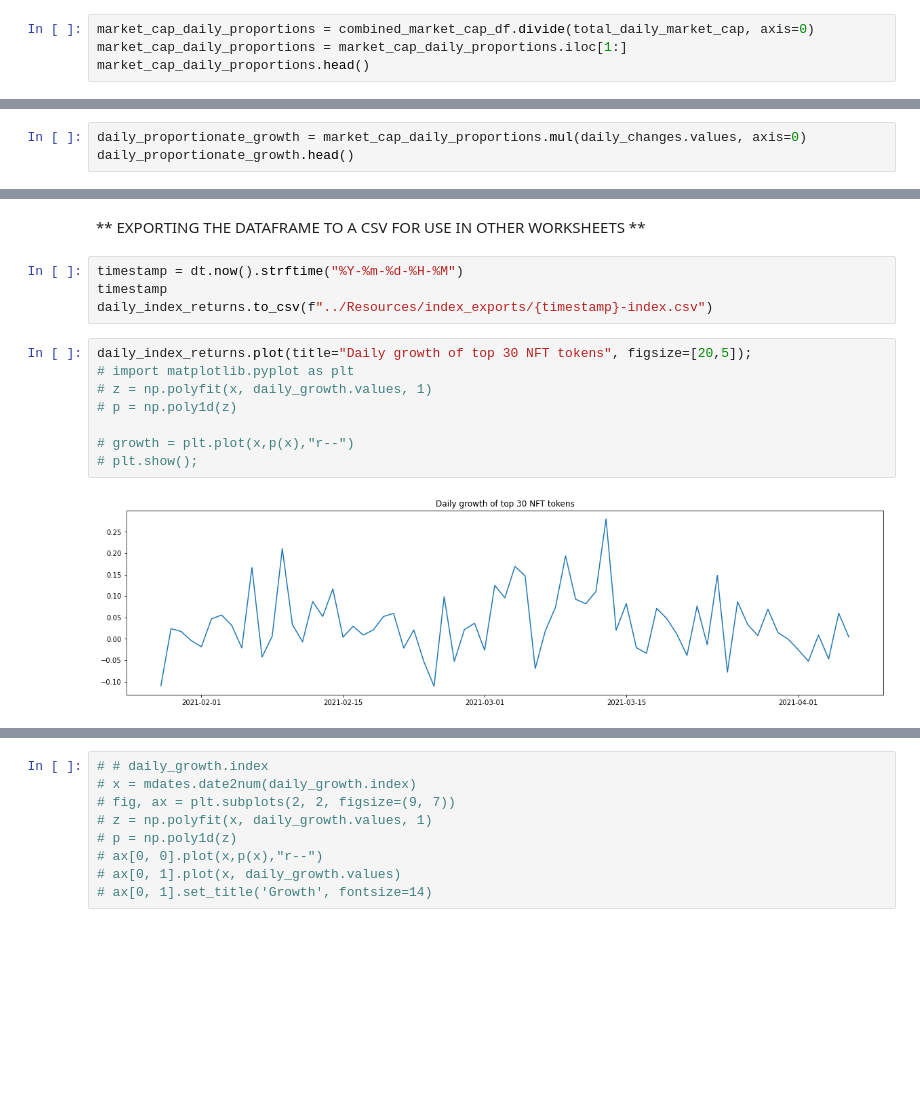
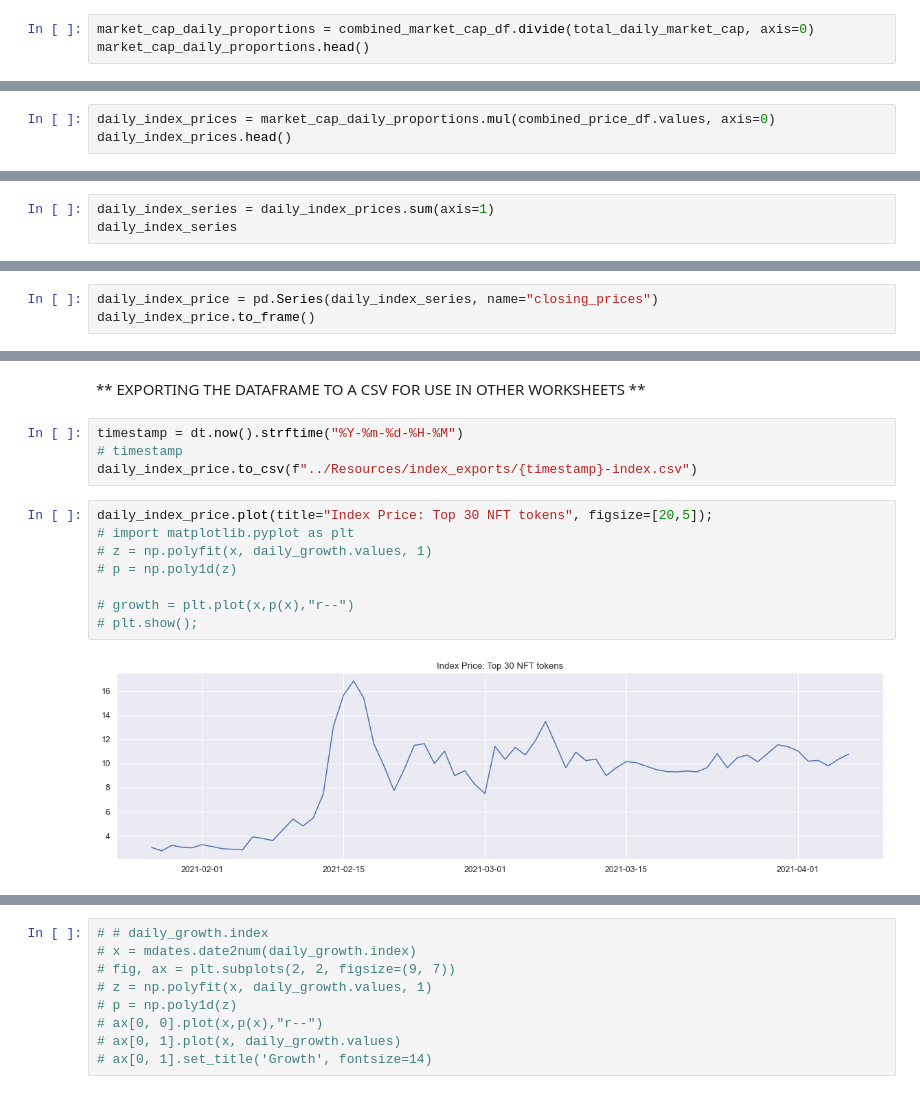
Before and after one commit to Hash3rown/nfty_tree.io, a Jupyter notebook: sandbox/kelso_market_index.ipynb, the cells around one changed output, grey strips where cells are left out. Drawn from its saved outputs; the diff is of its cells as text; blank space fills up the shorter version.

Commit message:
updated market index model to be based off of collective proportionate daily prices, instead of proportionate daily market returns.

```diff
--- a/sandbox/kelso_market_index.ipynb
+++ b/sandbox/kelso_market_index.ipynb
@@ -430,7 +430,6 @@ total_daily_market_cap
 Length: 70, dtype: float64
 # %%
 market_cap_daily_proportions = combined_market_cap_df.divide(total_daily_market_cap, axis=0)
-market_cap_daily_proportions = market_cap_daily_proportions.iloc[1:]
 market_cap_daily_proportions.head()
 # %% [output]
 |  | atri_market_cap | audio_market_cap | axs_market_cap | bondly_market_cap | chz_market_cap | cos_market_cap | ... |
@@ -477,5 +481,5 @@ daily_changes.head()
 # %%
-daily_proportionate_growth = market_cap_daily_proportions.mul(daily_changes.values, axis=0)
-daily_proportionate_growth.head()
+daily_index_prices = market_cap_daily_proportions.mul(combined_price_df.values, axis=0)
+daily_index_prices.head()
 # %% [output]
 |  | atri_market_cap | audio_market_cap | axs_market_cap | bondly_market_cap | chz_market_cap | cos_market_cap | ... |
@@ -510,0 +492,3 @@ daily_index_returns
+# %%
+daily_index_series = daily_index_prices.sum(axis=1)
+daily_index_series
@@ -510,0 +508,3 @@ daily_index_returns
+# %%
+daily_index_price = pd.Series(daily_index_series, name="closing_prices")
+daily_index_price.to_frame()
@@ -512,15 +542,15 @@ daily_index_returns
 ** EXPORTING THE DATAFRAME TO A CSV FOR USE IN OTHER WORKSHEETS **
 # %%
 timestamp = dt.now().strftime("%Y-%m-%d-%H-%M")
-timestamp
-daily_index_returns.to_csv(f"../Resources/index_exports/{timestamp}-index.csv")
+# timestamp
+daily_index_price.to_csv(f"../Resources/index_exports/{timestamp}-index.csv")
 # %%
-daily_index_returns.plot(title="Daily growth of top 30 NFT tokens", figsize=[20,5]);
+daily_index_price.plot(title="Index Price: Top 30 NFT tokens", figsize=[20,5]);
 # import matplotlib.pyplot as plt
 # z = np.polyfit(x, daily_growth.values, 1)
 # p = np.poly1d(z)
 
 # growth = plt.plot(x,p(x),"r--")
 # plt.show();
 # %% [output]
-[figure, old version]
+[figure, new version]
```
Also changed, not shown: parts of 14 cells of this notebook, 4 other files.
